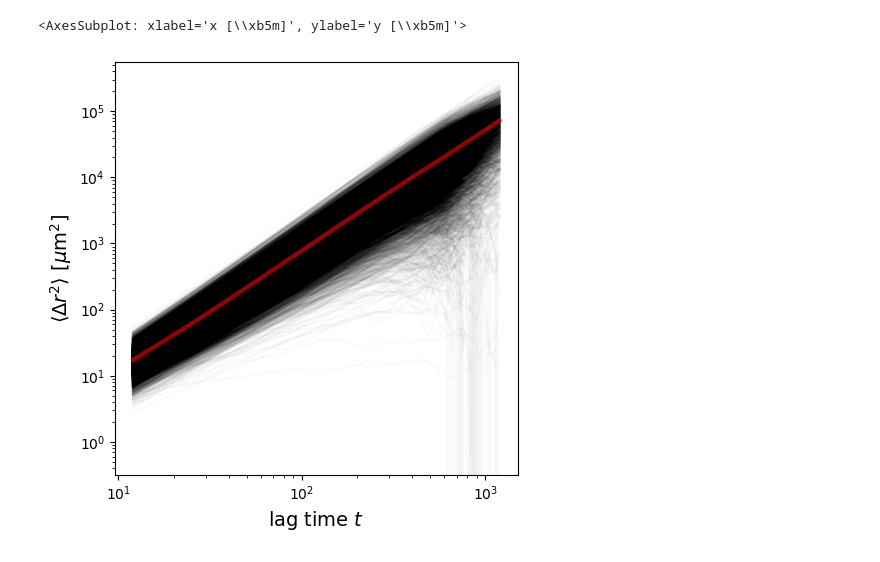
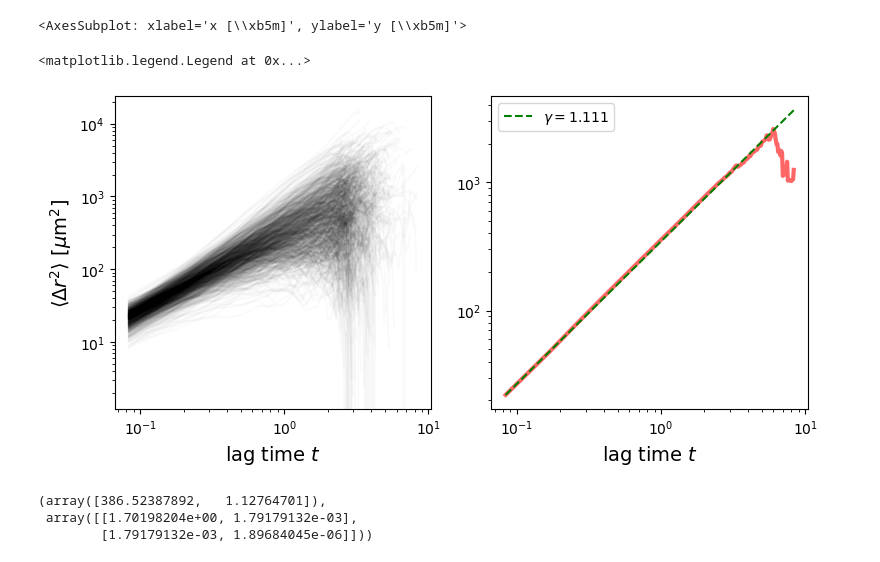
Before and after one commit to viciya/nematics, a Jupyter notebook: nematics/journals/test_file.ipynb, the cells around one changed output. Drawn from its saved outputs; the diff is of its cells as text; code cells hidden in the pictures.

```diff
--- a/nematics/journals/test_file.ipynb
+++ b/nematics/journals/test_file.ipynb
@@ -1148,5 +1180,6 @@ def load_grayscale_images(path,start=0,finish=-1):
     return images
 
 # Use the function to load images
-frames = load_grayscale_images(r'C:\Users\victo\Downloads\SB_lab\HBEC\s2(120-919)\Raw\Mask001\*.png',
-                               start=300,finish=310)
+# frames = load_grayscale_images(r'C:\Users\victo\Downloads\SB_lab\HBEC\s2(120-919)\Raw\Mask001\*.png',
+#                                start=300,finish=310)
+frames = load_grayscale_images(r"E:\HT1080\04\ht1080_04_s10\Mask2\*.png")
@@ -1161,6 +1198,7 @@ for num, img in enumerate(frames):
         'x': centers[:, 1],  # x-coordinates
         'y': centers[:, 0],  # y-coordinates
         'frame': num,        # frame number
+        'val': np.arange(len(centers))
     })
     # Append the DataFrame to the list
     features_list.append(frame_features)
@@ -1182,0 +1221,10 @@ Frame 9: 5600 trajectories present.
+# %%
+t["dx"] = t.groupby("particle")["x"].diff()
+t["dy"] = t.groupby("particle")["y"].diff()
+t.dropna(inplace=True)
+# %%
+fig, ax = plt.subplots(figsize=(6, 3))
+t1 = tp.filter_stubs(t, 15)
+t1.hist(["dx", "dy"], rwidth=.95, bins=30, ax=ax, alpha=1, density=True, color="r")
+t1[t1.frame<50].hist(["dx", "dy"], rwidth=.9, bins=30, ax=ax, alpha=.5, density=True, color="b")
+t1[t1.frame>150].hist(["dx", "dy"], rwidth=.9, bins=30, ax=ax, alpha=.5, density=True, color="g")
@@ -1228,18 +1279,43 @@ tp.plot_traj(tp.filter_stubs(t, 50), 100/285., 24)
 [figure]
 <AxesSubplot: xlabel='x [\\xb5m]', ylabel='y [\\xb5m]'>
 # %%
-tm = tp.filter_stubs(t, 50)
-im = tp.imsd(tm, 0.74, 1/12)  # microns per pixel = 100/285., frames per hour = 24
+from scipy.optimize import curve_fit
+# Define a power law function for fitting
+def power_law(x, a, b):
+    return a * x**b
 
-em = tp.emsd(tm, 0.74, 1/12)
+px_size = 0.645
+frames_per_hour = 12
 
-fig, ax = plt.subplots(figsize=(5, 5))
-ax.plot(im.index, im, 'k-', alpha=0.02)  # black lines, semitransparent
-ax.plot(em.index, em, 'r', linewidth=3, alpha=0.6)
-ax.set_ylabel(r'$\langle \Delta r^2 \rangle$ [$\mu$m$^2$]', fontsize=14)
-ax.set_xlabel('lag time $t$', fontsize=14)
-ax.set_xscale('log')
-ax.set_yscale('log')
+tm = tp.filter_stubs(t, 30)
+im = tp.imsd(tm, px_size, frames_per_hour)  # microns per pixel = 100/285., frames per hour = 24
+
+em = tp.emsd(tm, px_size, frames_per_hour)
+
+# fit a power law function
+weights = em**3
+params, covariance = curve_fit(power_law, em.index, em, sigma=weights)
+
+fig, (ax1,ax2) = plt.subplots(1,2, figsize=(8, 4))
+ax1.plot(im.index, im, 'k-', alpha=0.02)  # black lines, semitransparent
+ax2.plot(em.index, em, 'r', linewidth=3, alpha=0.6)
+ax2.plot(em.index, power_law(em.index, *params), "--g", label="$\gamma=%.5s$" % params[1])
+# ax1.plot(em.index, power_law(em.index, *[450,   1.11]), "--g", linewidth=3, alpha=0.6)
+
+ax1.set_ylabel(r'$\langle \Delta r^2 \rangle$ [$\mu$m$^2$]', fontsize=14)
+
+for ax in [ax1, ax2]:
+    ax.set_xlabel('lag time $t$', fontsize=14)
+    ax.set_xscale('log')
+    ax.set_yscale('log')
 plt.tight_layout()
+plt.legend()
 # %% [output]
+<matplotlib.legend.Legend at 0x...>
-[figure, old version]
+[figure, new version]
+# %%
+params, covariance
+# %% [output]
+(array([386.52387892,   1.12764701]),
+ array([[1.70198204e+00, 1.79179132e-03],
+        [1.79179132e-03, 1.89684045e-06]]))
```
Also changed, not shown: parts of 19 cells of this notebook, 6 other files.
